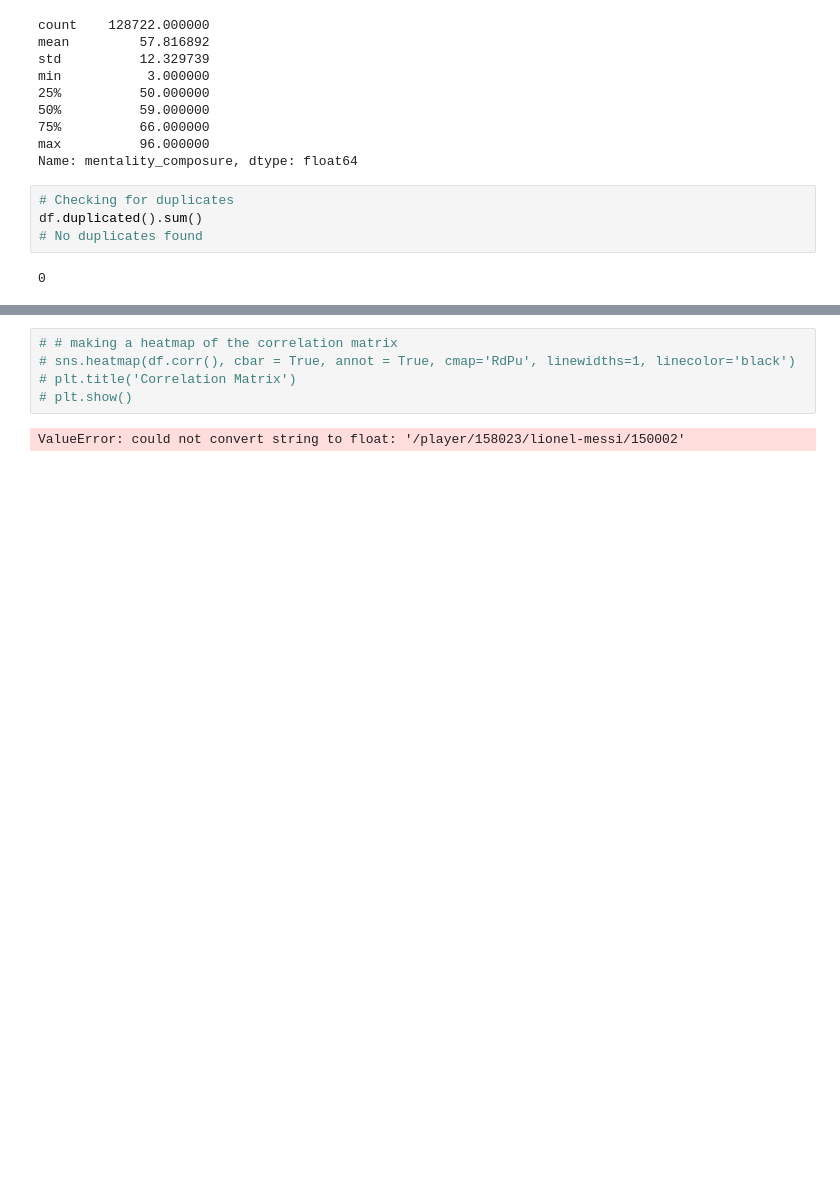
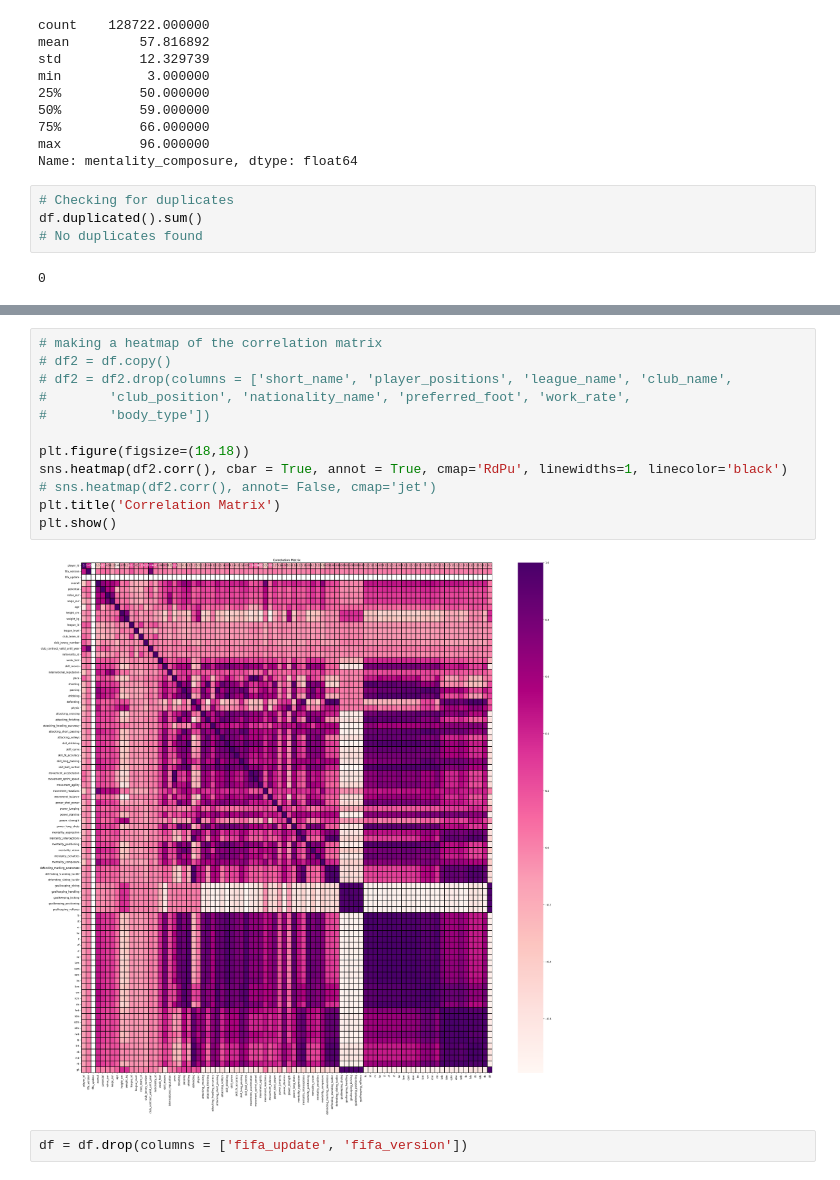
Before and after one commit to AliHashish/FIFA_Players_Analysis, a Jupyter notebook: BigData.ipynb, the cells around one changed output, grey strips where cells are left out. Saved outputs shown, nothing was run; the diff lists cells and outputs as text; blank space fills up the shorter version.

```diff
--- a/BigData.ipynb
+++ b/BigData.ipynb
@@ -258,7 +232,16 @@ Column name: player_face_url,           unique values: (161581,)
 # %%
-# # making a heatmap of the correlation matrix
-# sns.heatmap(df.corr(), cbar = True, annot = True, cmap='RdPu', linewidths=1, linecolor='black')
-# plt.title('Correlation Matrix')
-# plt.show()
+# making a heatmap of the correlation matrix
+# df2 = df.copy()
+# df2 = df2.drop(columns = ['short_name', 'player_positions', 'league_name', 'club_name',
+#        'club_position', 'nationality_name', 'preferred_foot', 'work_rate',
+#        'body_type'])
+
+plt.figure(figsize=(18,18))
+sns.heatmap(df2.corr(), cbar = True, annot = True, cmap='RdPu', linewidths=1, linecolor='black')
+# sns.heatmap(df2.corr(), annot= False, cmap='jet')
+plt.title('Correlation Matrix')
+plt.show()
 # %% [output]
-ValueError: could not convert string to float: '/player/158023/lionel-messi/150002'
+[figure, added]
+# %%
+df = df.drop(columns = ['fifa_update', 'fifa_version'])
```
Also changed, not shown: parts of 7 cells of this notebook.
